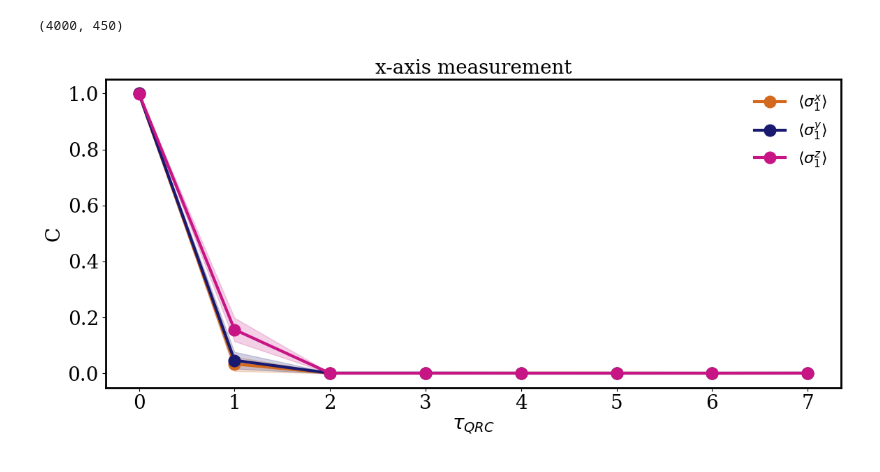
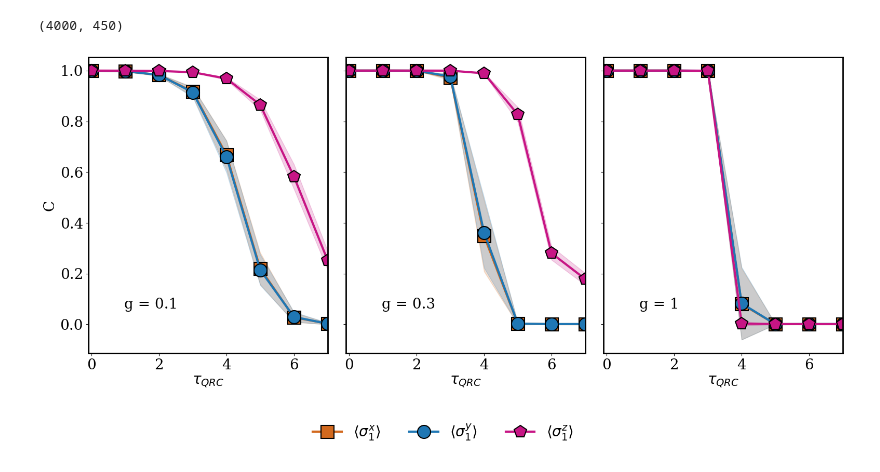
Before and after one commit to Mate1Coll/Neural-Network-in-Deep-Quantum-Classical-Architectures, a Jupyter notebook: test.ipynb, the cells around one changed output. Saved outputs shown, nothing was run; the diff lists cells and outputs as text; code cells hidden in the pictures.

Commit message:
back_action v2

```diff
--- a/test.ipynb
+++ b/test.ipynb
@@ -17,7 +17,7 @@ def load_data(path_to_file):
 
     """ This function load the data for the plot.
     'path_to_file' is set such that it starts from 'results/data' """
-    data = np.load(f'results/data/{path_to_file}')
+    data = np.load(f'results/data/{path_to_file}', allow_pickle=True)
     return data
 # %%
 data = np.load('results/data/back_action/' \
@@ -30,22 +30,24 @@ data['obs'].shape
 # %%
 import qutip
 
-def plot_single_axis_dependence(L=9, h=10, W=0.01, Vmp=1, Dmp=1, N_rep=1, dt=10, Js=1, inp_type='qubit', legend=True, N_meas=None, MeasStr=0.1):
-	fig, axes = plt.subplots(1, 1, figsize=(12, 6), sharey=True)  # 1 row, 3 cols
-	dict ={
+def plot_single_axis_dependence_gsweep(L=9, h=10, W=0.01, Vmp=1, Dmp=1, N_rep=1, dt=10, Js=1, inp_type='qubit',
+								axis1='x', legend=True, N_meas=None, MeasStr=0.1):
+	fig, axes = plt.subplots(1, 3, figsize=(16, 8), sharey=True)  # 1 row, 3 cols
+	dic ={
 	'z': qutip.sigmaz(),
 	'x': qutip.sigmax(),
 	'y': qutip.sigmay(),
 	}
-	colors = ['chocolate', 'midnightblue', 'mediumvioletred']
+	colors = ['chocolate', 'C0', 'mediumvioletred']
+	markers = ['s', 'o', 'p']
 
 	if N_meas is None:
 		N_meas = 'Inf'
 
-	for axis1 in ['x']:
-		ax = axes
+	for p, g in enumerate(MeasStr):
+		ax = axes[p]
 
-		path = f'back_action/x/Qinp/QPreprocess/{inp_type}/N_meas{N_meas}/Capacity_L{L}_Js{Js}_V{Vmp}_D{Dmp}_Nrep{N_rep}_h{h}_W{W}_dt{dt}_ax_{axis1}_sweep_delay_MeasStr{MeasStr}.npz'
+		path = f'back_action/x/Qinp/QPreprocess/{inp_type}/N_meas{N_meas}/Capacity_L{L}_Js{Js}_V{Vmp}_D{Dmp}_Nrep{N_rep}_h{h}_W{W}_dt{dt}_ax_{axis1}_sweep_delay_MeasStr{g}.npz'
 		data = load_data(path)
 
 		delays = data['delays']
@@ -54,19 +56,34 @@ def plot_single_axis_dependence(L=9, h=10, W=0.01, Vmp=1, Dmp=1, N_rep=1, dt=10,
 			C_mean = data[f'C_mean {axis2}']
 			C_std = data[f'C_std {axis2}']
 
-			ax.plot(delays, C_mean, marker='o', markersize=12, label=fr'$\langle \sigma_1^{{{axis2}}} \rangle$', color=colors[idx2])
+			lab = fr'$\langle \sigma_1^{{{axis2}}} \rangle$' if p == 0 else ''
+
+			ax.plot(
+				delays,
+				C_mean,
+				marker=markers[idx2],
+				markersize=18,
+				label=lab,
+				color=colors[idx2],
+				markeredgecolor='black',
+				markeredgewidth=1.5
+			)
 			ax.fill_between(delays, C_mean - C_std, C_mean + C_std, alpha=0.2, color=colors[idx2])
 
-		ax.set_title(f"{axis1}-axis measurement")
+		# ax.set_title(f"{axis1}-axis measurement")
 		ax.set_xlabel(r'$\tau_{{QRC}}$')
+		ax.text(0.15, 0.15, f'g = {g}', transform=ax.transAxes)
 
-	axes.set_ylabel('C')
+	for ax in axes:
+		ax.set_xlim(-0.1,7)
+	axes[0].set_ylabel('C')
 	if legend:
-		axes.legend(fontsize=16, frameon=False)
+		fig.legend(loc='lower center', ncol=3, frameon=False)
+		fig.tight_layout()
+		fig.subplots_adjust(bottom=0.25)
 
-	plt.tight_layout()
 	plt.show()
 # %%
-plot_single_axis_dependence(L=9, h=3, W=0.01, Vmp=10, Dmp=1, N_rep=1, dt=5, Js=1, legend=True, N_meas=int(1e6), MeasStr=1)
+plot_single_axis_dependence_gsweep(L=9, h=3, W=0.01, Vmp=10, Dmp=1, N_rep=1, dt=5, Js=1, legend=True, N_meas=None, MeasStr=[0.1, 0.3, 1])
 # %% [output]
-[figure, old version]
+[figure, new version]
```
Also changed, not shown: parts of 18 cells of this notebook, 7 other files.
